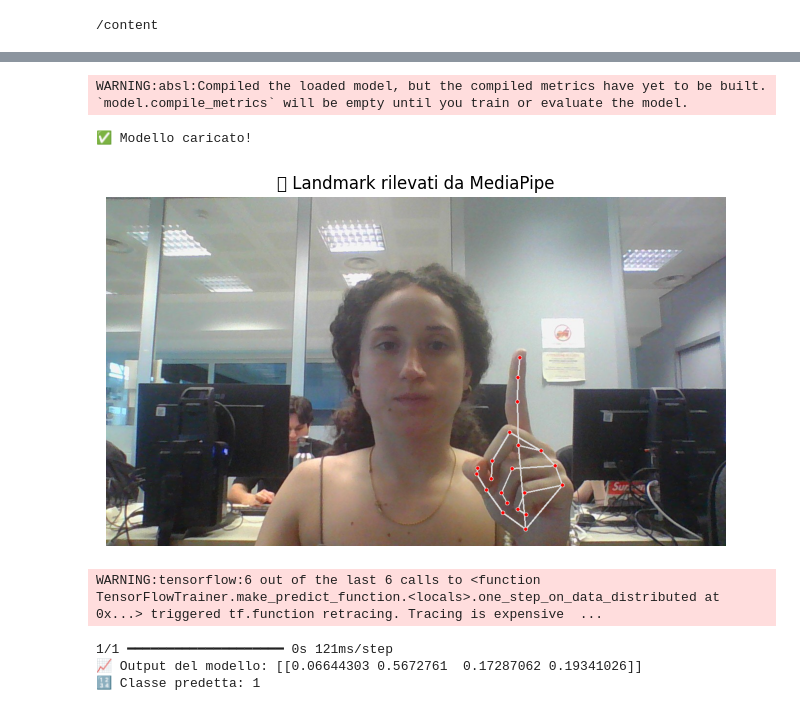
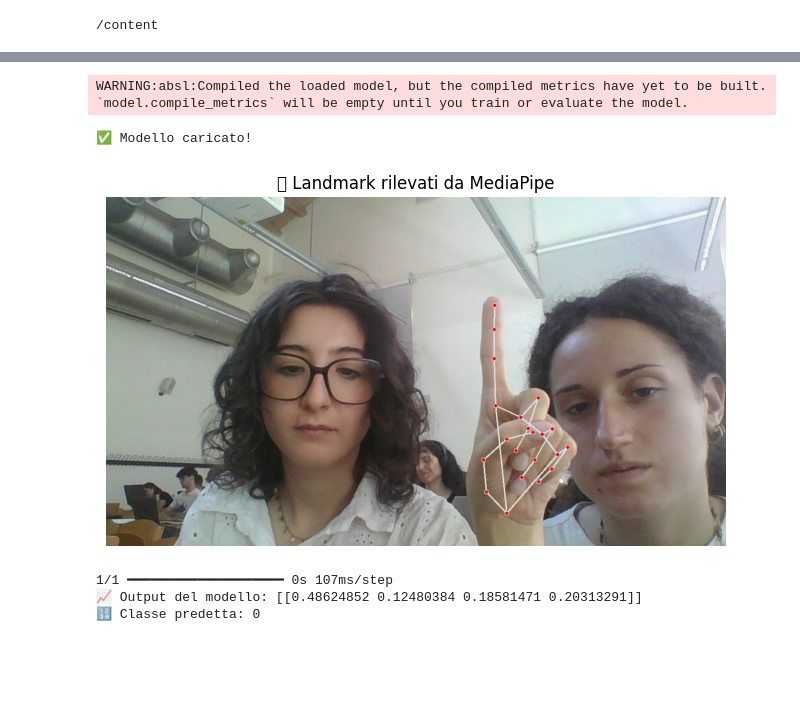
Before and after one commit to Cloud2602/gesture_recognition, a Jupyter notebook: gesture_recognition_3D.ipynb, the cells around one changed output, grey strips where cells are left out. Saved outputs shown, nothing was run; the diff lists cells and outputs as text; code cells hidden in the pictures; blank space fills up the shorter version.

```diff
--- a/gesture_recognition_3D.ipynb
+++ b/gesture_recognition_3D.ipynb
@@ -134,9 +33,9 @@ import numpy as np
 import csv
 
 # Percorsi
-DATASET_DIR = "/content/dataset_hands/dataset-hands/3"  # Sostituisci con il percorso corretto
-output_csv = "landmarks_duemani.csv"
-output_npy = "landmarks_duemani.npy"
+DATASET_DIR = "/content/dataset_hands/dataset-hands/0"  # Sostituisci con il percorso corretto
+output_csv = "0.csv"
+output_npy = "0.npy"
 
 # Setup MediaPipe
 mp_hands = mp.solutions.hands
@@ -370,8 +310,8 @@ from tensorflow.keras.models import load_model
 import matplotlib.pyplot as plt
 
 # === CONFIGURAZIONE ===
-model_path = '/content/gesture_recognition/mlp_static_gesture_model.h5'
-image_path = '/content/gesture_recognition/photo_2025-05-26_17-32-37.jpg'  # <-- Cambia con il tuo file
+model_path = '/content/best_model.h5'
+image_path = '/content/WIN_20250623_12_57_23_Pro.jpg'  # <-- Cambia con il tuo file
 input_size = 126  # 21 punti x 3 coordinate x 2 mani
 
 # === CARICA MODELLO ===
@@ -404,41 +344,44 @@ if results.multi_hand_landmarks and results.multi_handedness:
               mp_hands.HAND_CONNECTIONS
           )
         label = handedness.classification[0].label  # "Left" o "Right"
+        if label == "Right":
+          label= "Left"
+        else:
+          label= "Right"
         landmarks = []
         for lm in hand_landmarks.landmark:
             landmarks.extend([lm.x, lm.y, lm.z])
         if label == "Right":
             right_hand = landmarks
         elif label == "Left":
             left_hand = landmarks
 
 
 # === MOSTRA IMMAGINE CON LANDMARK ===
 plt.figure(figsize=(8, 6))
 plt.imshow(cv2.cvtColor(annotated_image, cv2.COLOR_BGR2RGB))
 plt.title("🖐️ Landmark rilevati da MediaPipe")
 plt.axis("off")
 plt.show()
 
 # === COMBINA E PREPARA INPUT ===
 combined = right_hand + left_hand
 input_data = np.array([combined])  # shape: (1, 126)
 
 # === PREDIZIONE ===
 prediction = model.predict(input_data)
 predicted_class = np.argmax(prediction)
 
 # === RISULTATI ===
 print("📈 Output del modello:", prediction)
 print("🔢 Classe predetta:", predicted_class)
 # %% [output]
 WARNING:absl:Compiled the loaded model, but the compiled metrics have yet to be built. `model.compile_metrics` will be empty until you train or evaluate the model.
 ✅ Modello caricato!
-[figure, old version]
+[figure, new version]
-WARNING:tensorflow:6 out of the last 6 calls to <function TensorFlowTrainer.make_predict_function.<locals>.one_step_on_data_distributed at 0x...> triggered tf.function retracing. Tracing is expensive  ...
+1/1 ━━━━━━━━━━━━━━━━━━━━ 0s 107ms/step
+📈 Output del modello: [[0.48624852 0.12480384 0.18581471 0.20313291]]
+🔢 Classe predetta: 0
-1/1 ━━━━━━━━━━━━━━━━━━━━ 0s 121ms/step
-📈 Output del modello: [[0.06644303 0.5672761  0.17287062 0.19341026]]
-🔢 Classe predetta: 1
 # %%
 from sklearn.ensemble import RandomForestClassifier
 clf = RandomForestClassifier()
```
Also changed, not shown: parts of 6 cells of this notebook.
